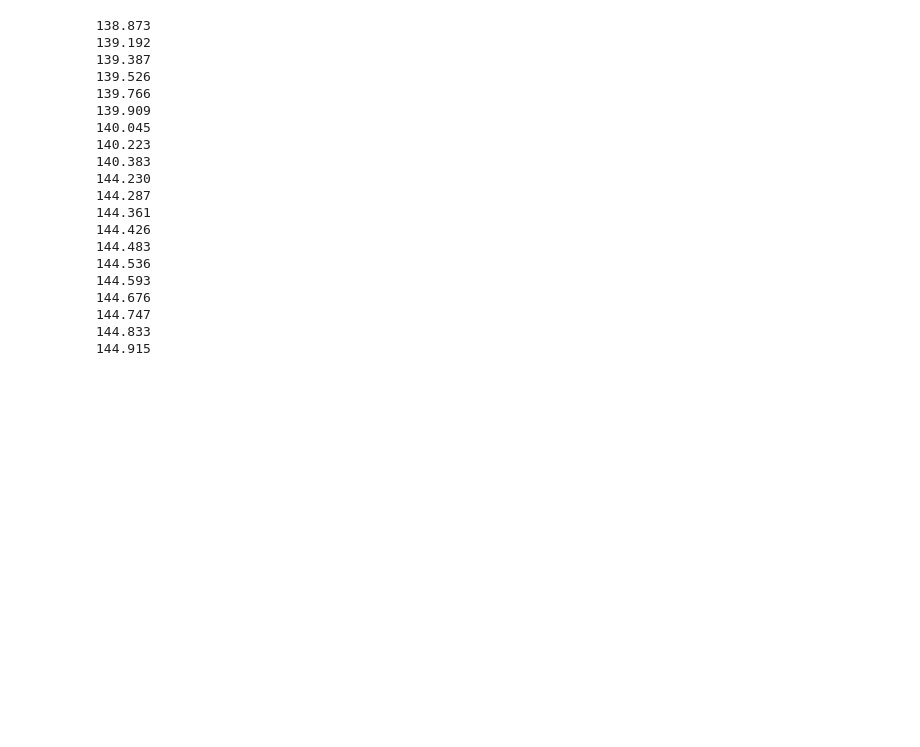
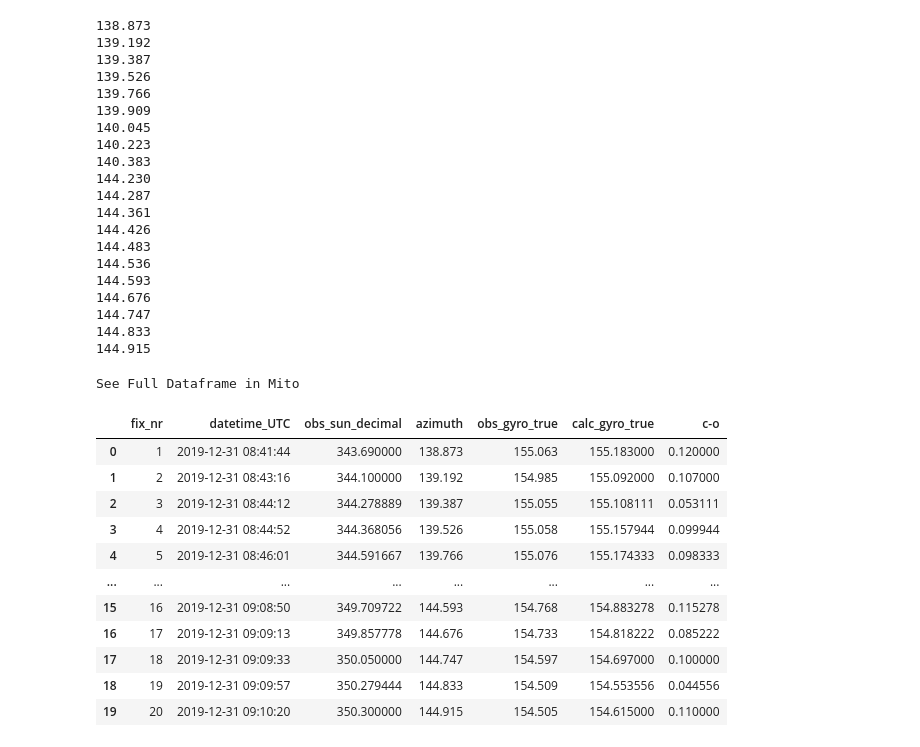
Before and after one commit to BlueReson/sunshot, a Jupyter notebook: sunshot.ipynb, the cells around one changed output. Drawn from its saved outputs; the diff is of its cells as text; code cells hidden in the pictures; blank space fills up the shorter version.

```diff
--- a/sunshot.ipynb
+++ b/sunshot.ipynb
@@ -338,8 +352,27 @@ df2['azimuth'] = [
 # %%
 #print(df)
 output = df
 output['azimuth'] = df2.azimuth
 output = output.drop(['obs_sun_D','obs_sun_M','obs_sun_S'], axis=1)
 output['calc_gyro_true'] = (360 -output.obs_sun_decimal) + output.azimuth
 output['c-o'] = output.calc_gyro_true - output.obs_gyro_true
+
+# reorder of columns
+column_reorder = ["fix_nr", "datetime_UTC", "obs_sun_decimal", "azimuth", "obs_gyro_true", "calc_gyro_true", "c-o"]
+output=output.reindex(columns=column_reorder)
 output.to_csv("data/sunshots_output.csv")
+output
+# %% [output]
+See Full Dataframe in Mito
+|  | fix_nr | datetime_UTC | obs_sun_decimal | azimuth | obs_gyro_true | calc_gyro_true | c-o |
+| 0 | 1 | 2019-12-31 08:41:44 | 343.690000 | 138.873 | 155.063 | 155.183000 | 0.120000 |
+| 1 | 2 | 2019-12-31 08:43:16 | 344.100000 | 139.192 | 154.985 | 155.092000 | 0.107000 |
+| 2 | 3 | 2019-12-31 08:44:12 | 344.278889 | 139.387 | 155.055 | 155.108111 | 0.053111 |
+| 3 | 4 | 2019-12-31 08:44:52 | 344.368056 | 139.526 | 155.058 | 155.157944 | 0.099944 |
+| 4 | 5 | 2019-12-31 08:46:01 | 344.591667 | 139.766 | 155.076 | 155.174333 | 0.098333 |
+| ... | ... | ... | ... | ... | ... | ... | ... |
+| 15 | 16 | 2019-12-31 09:08:50 | 349.709722 | 144.593 | 154.768 | 154.883278 | 0.115278 |
+| 16 | 17 | 2019-12-31 09:09:13 | 349.857778 | 144.676 | 154.733 | 154.818222 | 0.085222 |
+| 17 | 18 | 2019-12-31 09:09:33 | 350.050000 | 144.747 | 154.597 | 154.697000 | 0.100000 |
+| 18 | 19 | 2019-12-31 09:09:57 | 350.279444 | 144.833 | 154.509 | 154.553556 | 0.044556 |
+| 19 | 20 | 2019-12-31 09:10:20 | 350.300000 | 144.915 | 154.505 | 154.615000 | 0.110000 |
```
Also changed, not shown: parts of 13 cells of this notebook, 1 other file.
